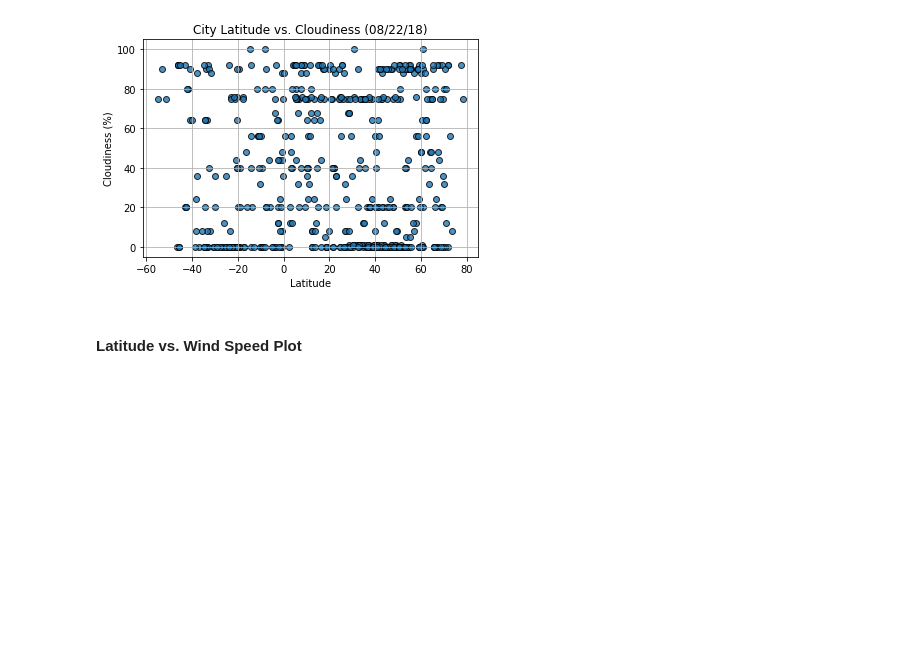
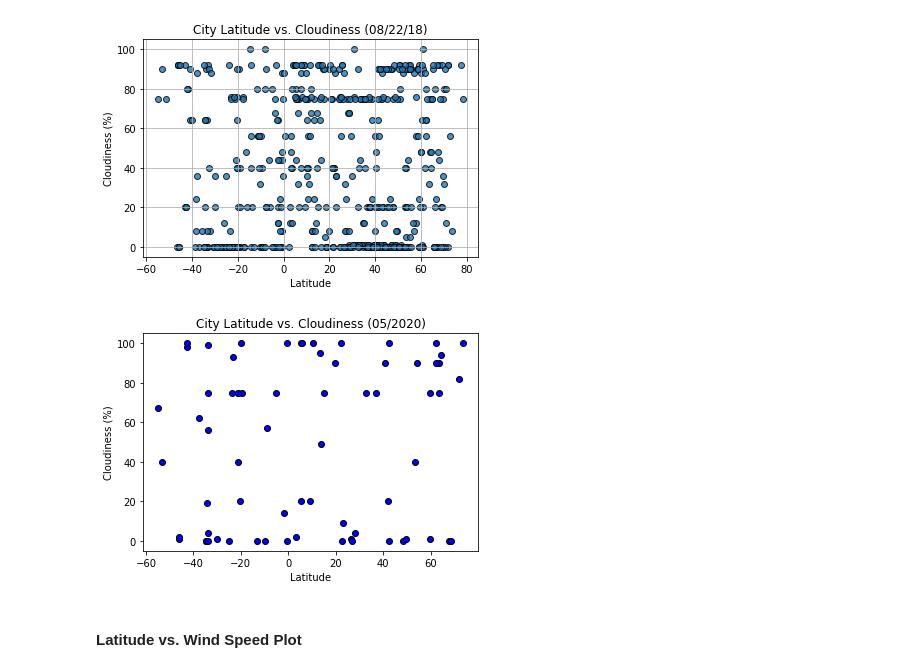
Before and after one commit to motofi/python-api-challenge, a Jupyter notebook: WeatherPy/WeatherPy.ipynb, the cells around one changed output. Saved outputs shown, nothing was run; the diff lists cells and outputs as text; code cells hidden in the pictures; blank space fills up the shorter version.

```diff
--- a/WeatherPy/WeatherPy.ipynb
+++ b/WeatherPy/WeatherPy.ipynb
@@ -375,3 +396,14 @@ FileNotFoundError: [Errno 2] No such file or directory: 'Output/CityWeather.csv'
 # %%
 # %% [output]
 [figure]
+# %%
+plt.scatter(latitude, cloudiness, marker="o", facecolors="blue", edgecolors="black")
+plt.title("City Latitude vs. Cloudiness (05/2020)")
+plt.xlabel("Latitude")
+plt.ylabel("Cloudiness (%)")
+
+plt.savefig("output/CityLatVsCloud.png")
+plt.show()
+# !!!!!!------FIND a way to specify size of graph export. Not showing.
+# %% [output]
+[figure, added]
```
Also changed, not shown: parts of 15 cells of this notebook.
